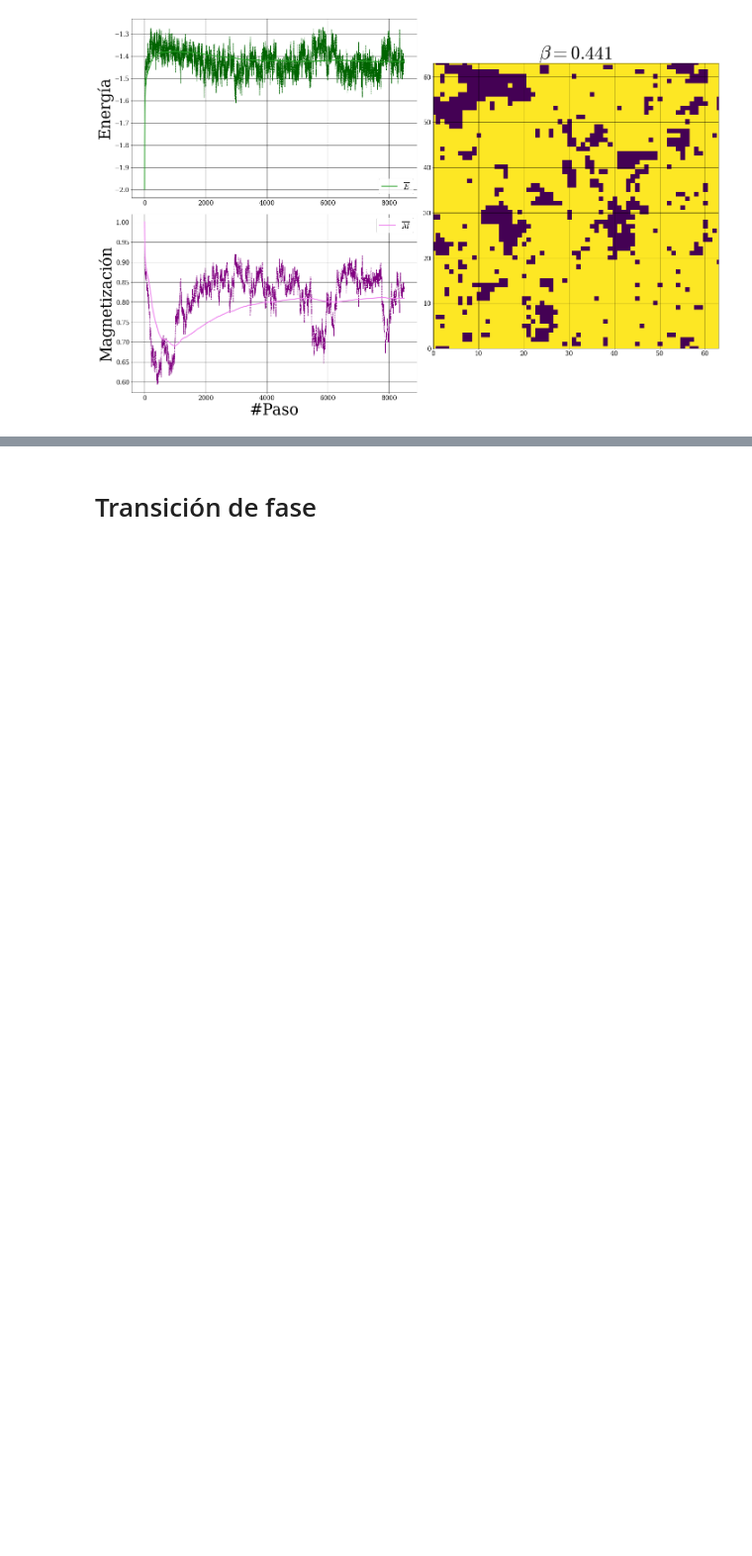
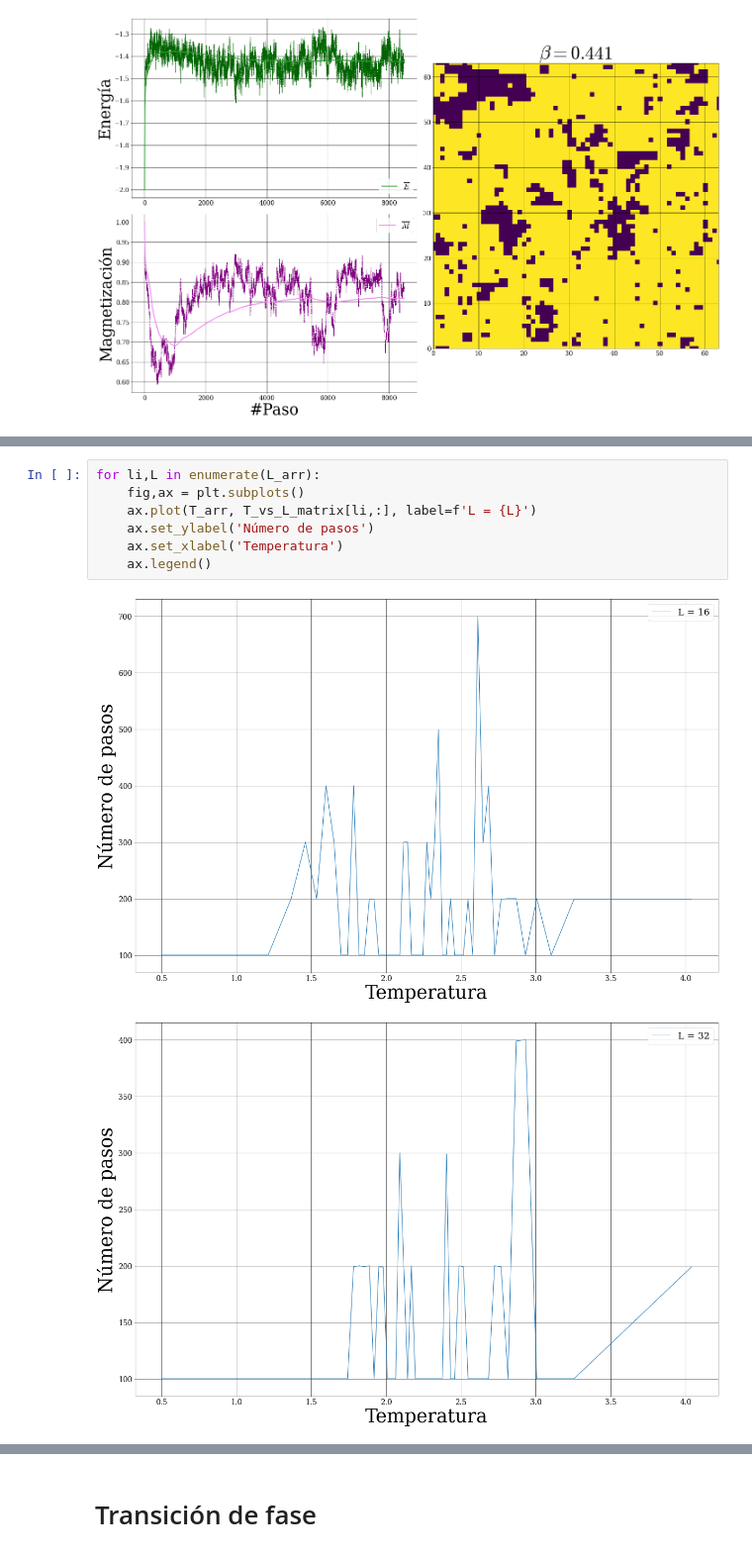
Before and after one commit to Lermacto/ising-2d, a Jupyter notebook: ising.ipynb, the cells around one changed output, grey strips where cells are left out. Shown at 99% size. Drawn from its saved outputs; the diff is of its cells as text; blank space fills up the shorter version.

```diff
--- a/ising.ipynb
+++ b/ising.ipynb
@@ -158,0 +238,10 @@ ax2.legend()
+# %%
+for li,L in enumerate(L_arr):
+    fig,ax = plt.subplots()
+    ax.plot(T_arr, T_vs_L_matrix[li,:], label=f'L = {L}')
+    ax.set_ylabel('Número de pasos')
+    ax.set_xlabel('Temperatura')
+    ax.legend()
+# %% [output]
+[figure, added]
+[figure, added]
```
Also changed, not shown: parts of 12 cells of this notebook.
